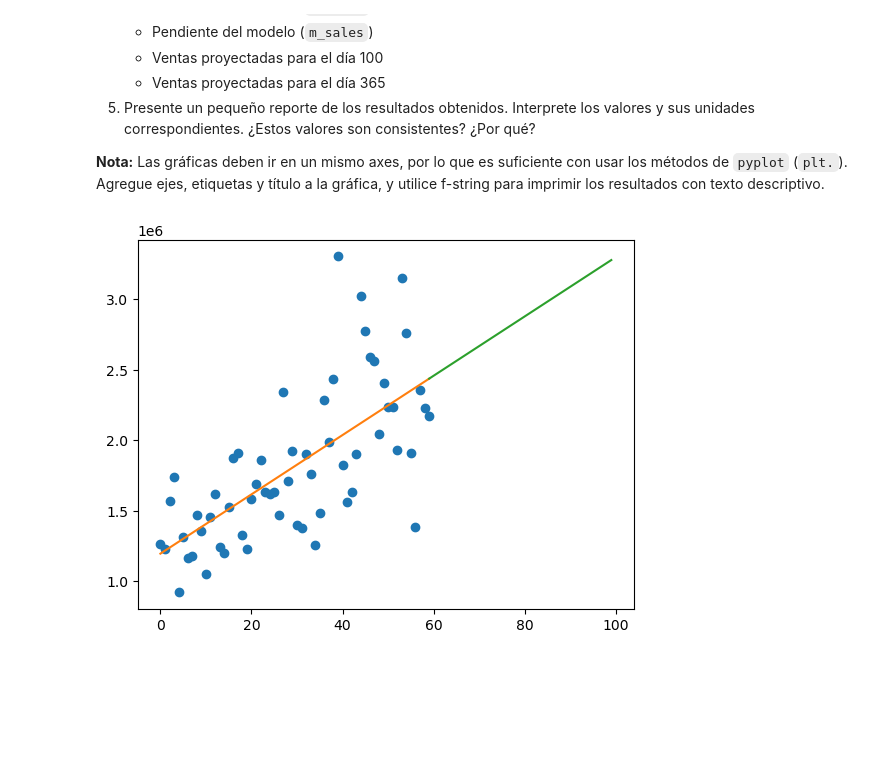
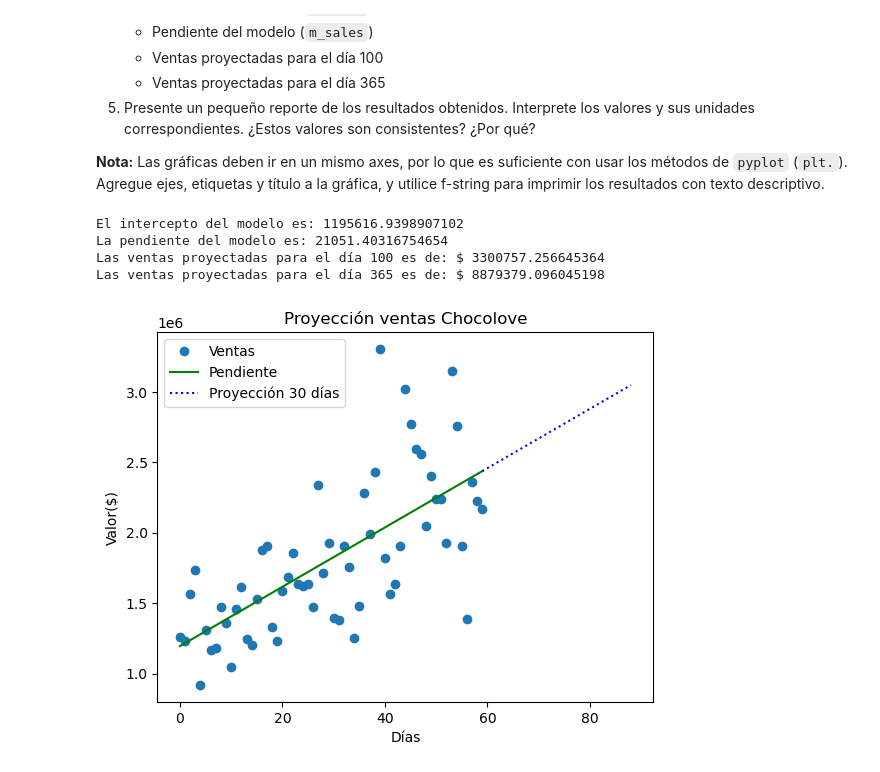
Before and after one commit to JustGara/ForkPython, a Jupyter notebook: Michelangelos.ipynb, the cells around one changed output. Drawn from its saved outputs; the diff is of its cells as text; code cells hidden in the pictures; blank space fills up the shorter version.

```diff
--- a/Michelangelos.ipynb
+++ b/Michelangelos.ipynb
@@ -1067,20 +1067,43 @@ Chocolove está impresionado con el trabajo que ha realizado hasta ahora. Sin em
 # %%
 from sklearn.linear_model import LinearRegression
 import matplotlib.pyplot as plt
 import numpy as np
 
 total_array = np.array(sales_by_day['nominal_day']).reshape(-1, 1)
-month_array = np.array(range(59, 100, 1)).reshape(-1, 1)
+day_array = np.array(range(59, 89, 1)).reshape(-1, 1)
 
 line_fitter = LinearRegression()
 line_fitter.fit(total_array, sales_by_day['total_day'])
 
+print(f"El intercepto del modelo es: {line_fitter.intercept_}")
+print(f"La pendiente del modelo es: {line_fitter.coef_[0]}")
+print(f"Las ventas proyectadas para el día 100 es de: $ {(line_fitter.coef_[0]) * 100 + line_fitter.intercept_}")
+print(f"Las ventas proyectadas para el día 365 es de: $ {(line_fitter.coef_[0]) * 365 + line_fitter.intercept_}")
+
 sales_predict = line_fitter.predict(total_array)
-month_predict = line_fitter.predict(month_array)
+day_predict = line_fitter.predict(day_array)
 
 plt.plot(sales_by_day['nominal_day'], sales_by_day['total_day'], 'o')
-plt.plot(sales_by_day['nominal_day'], sales_predict)
-plt.plot(month_array, month_predict)
+plt.plot(sales_by_day['nominal_day'], sales_predict, 'green')
+plt.plot(day_array, day_predict, ':b')
+
+plt.title('Proyección ventas Chocolove')
+plt.xlabel('Días')
+plt.ylabel('Valor($)')
+plt.legend(['Ventas', 'Pendiente', 'Proyección 30 días'])
 plt.show()
+
+# REPORTE
+# Según la predicción obtenida posiblemente haya un aumento de ventas, ya que según esta gráfica la línea de proyección
+# sube, y por lo tanto significa que probablemente las ventas vayan en aumento de acuerdo a los días, y mientras más pase,
+# más ventas habrá.
+
+# Con la proyección se puede decir que estos datos son consistentes, ya que se basa con los datos obtenidos en las ventas
+# anteriores, y por lo tanto los datos aproximados para los siguientes días son reflejo de las ventas obtenidas por chocolove
+# previamente
 # %% [output]
+El intercepto del modelo es: 1195616.9398907102
+La pendiente del modelo es: 21051.40316754654
+Las ventas proyectadas para el día 100 es de: $ 3300757.256645364
+Las ventas proyectadas para el día 365 es de: $ 8879379.096045198
-[figure, old version]
+[figure, new version]
```
